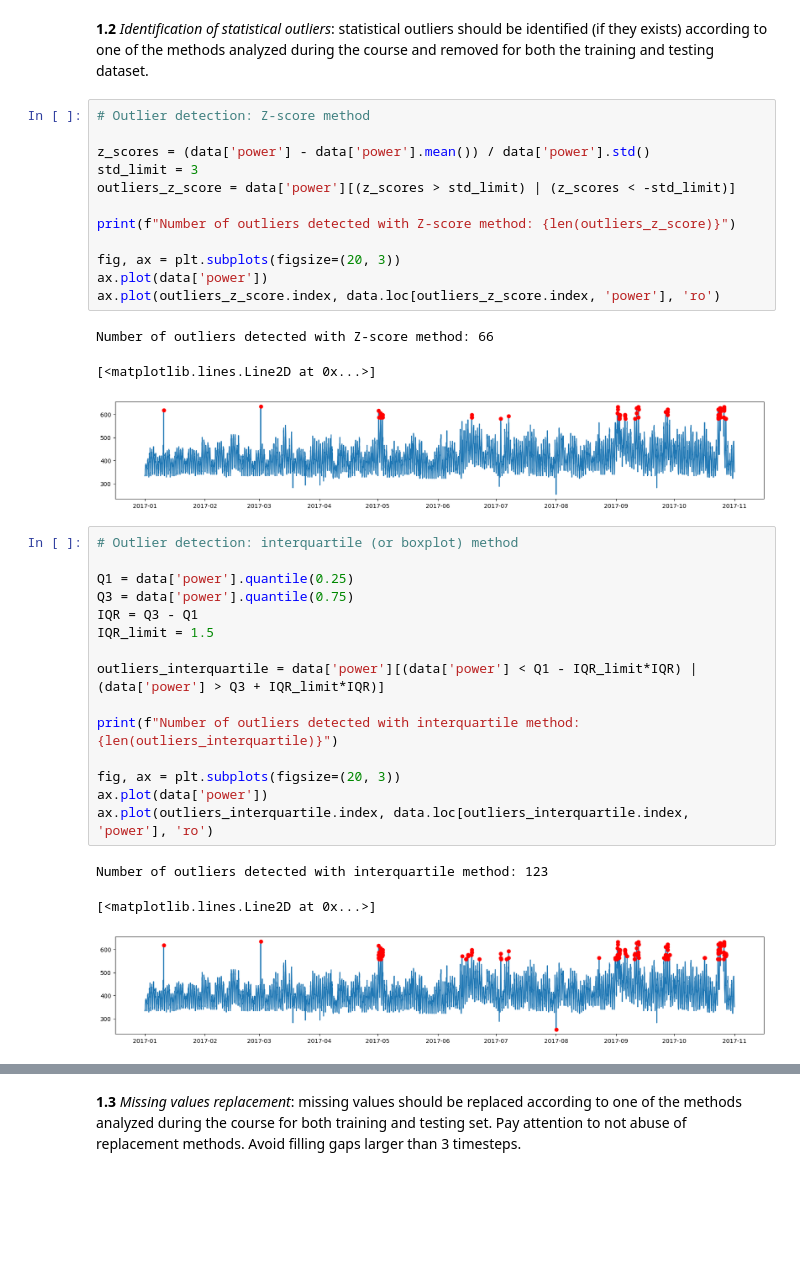
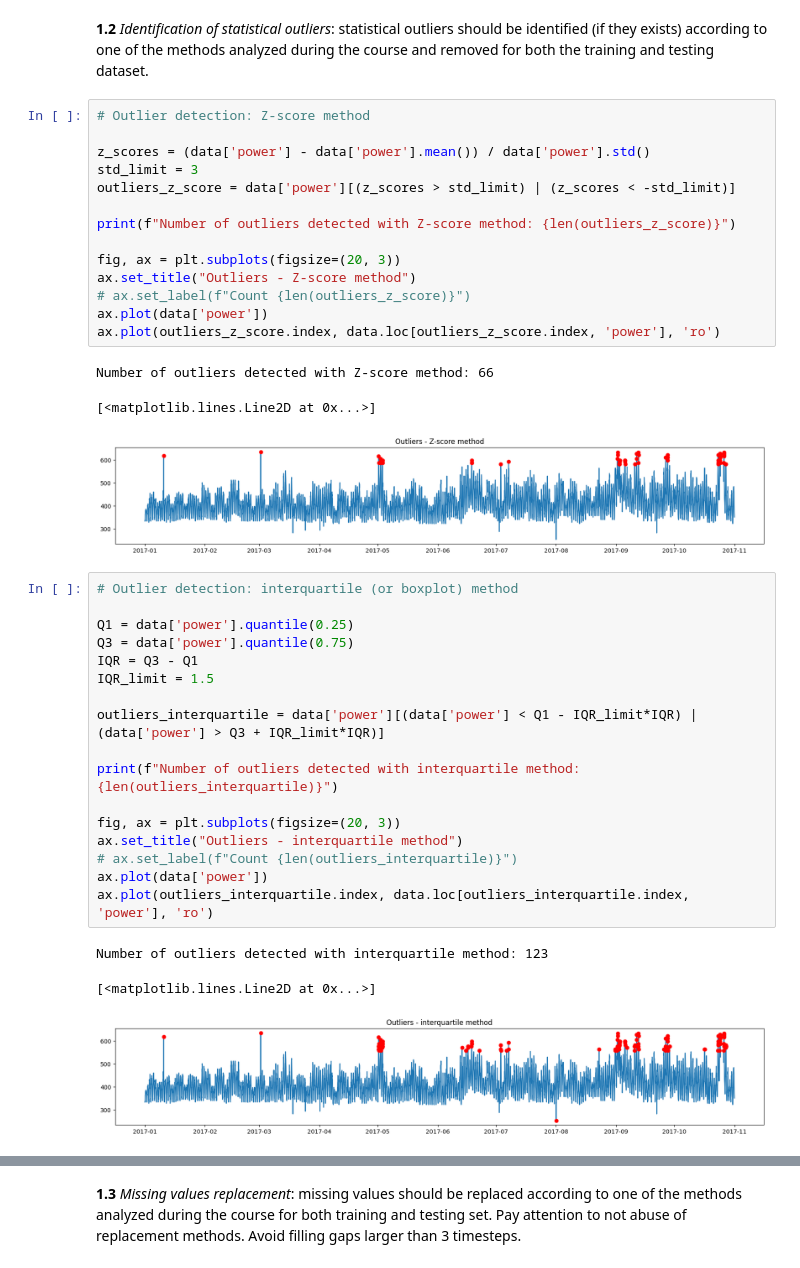
Before and after one commit to lucaparimbelli-ABB/data-science-and-ai-for-industrial-systems, a Jupyter notebook: exam.ipynb, the cells around one changed output, grey strips where cells are left out. Cells and saved outputs as stored; diff of their text form; blank space fills up the shorter version.

```diff
--- a/exam.ipynb
+++ b/exam.ipynb
@@ -75,19 +75,21 @@ data = building_data_train.join(weather_data, how='inner')
 # %%
 # Outlier detection: Z-score method
 
 z_scores = (data['power'] - data['power'].mean()) / data['power'].std()
 std_limit = 3
 outliers_z_score = data['power'][(z_scores > std_limit) | (z_scores < -std_limit)]
 
 print(f"Number of outliers detected with Z-score method: {len(outliers_z_score)}")
 
 fig, ax = plt.subplots(figsize=(20, 3))
+ax.set_title("Outliers - Z-score method")
+# ax.set_label(f"Count {len(outliers_z_score)}")
 ax.plot(data['power'])
 ax.plot(outliers_z_score.index, data.loc[outliers_z_score.index, 'power'], 'ro')
 # %% [output]
 Number of outliers detected with Z-score method: 66
 [<matplotlib.lines.Line2D at 0x...>]
-[figure, old version]
+[figure, new version]
 # %%
 # Outlier detection: interquartile (or boxplot) method
 
@@ -101,10 +103,12 @@ outliers_interquartile = data['power'][(data['power'] < Q1 - IQR_limit*IQR) | (d
 print(f"Number of outliers detected with interquartile method: {len(outliers_interquartile)}")
 
 fig, ax = plt.subplots(figsize=(20, 3))
+ax.set_title("Outliers - interquartile method")
+# ax.set_label(f"Count {len(outliers_interquartile)}")
 ax.plot(data['power'])
 ax.plot(outliers_interquartile.index, data.loc[outliers_interquartile.index, 'power'], 'ro')
 # %% [output]
 Number of outliers detected with interquartile method: 123
 [<matplotlib.lines.Line2D at 0x...>]
-[figure, old version]
+[figure, new version]
 # %%
```
Also changed, not shown: parts of 19 cells of this notebook.
